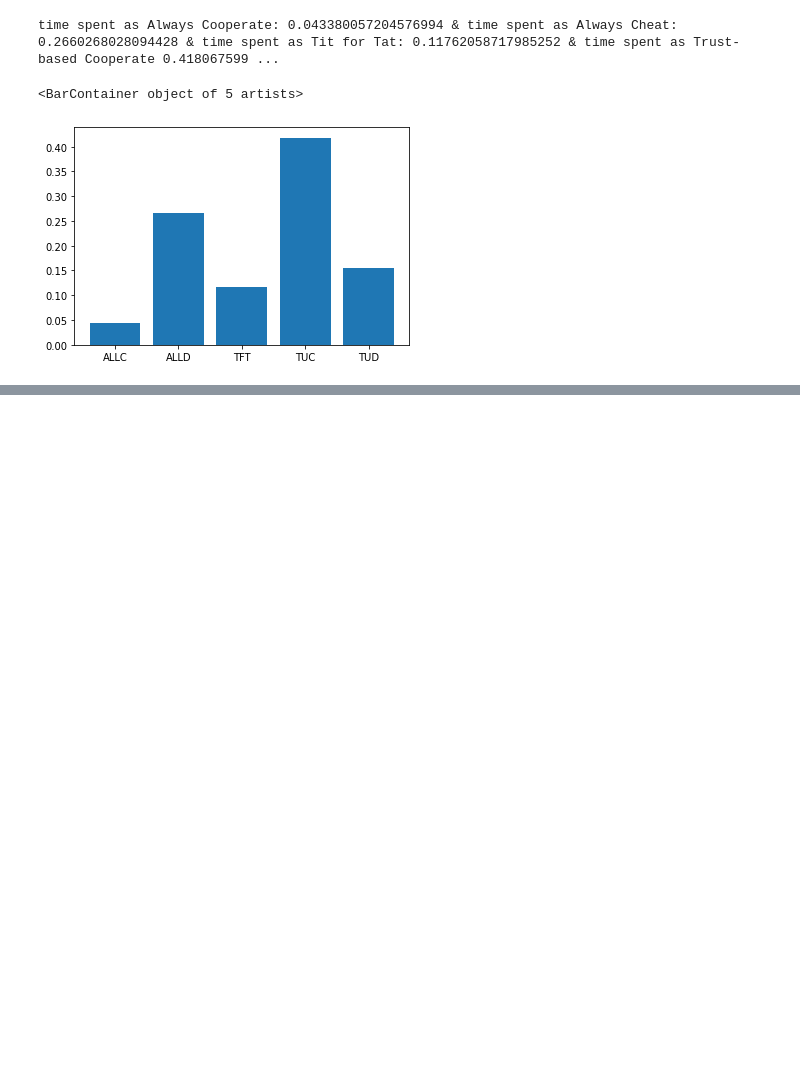
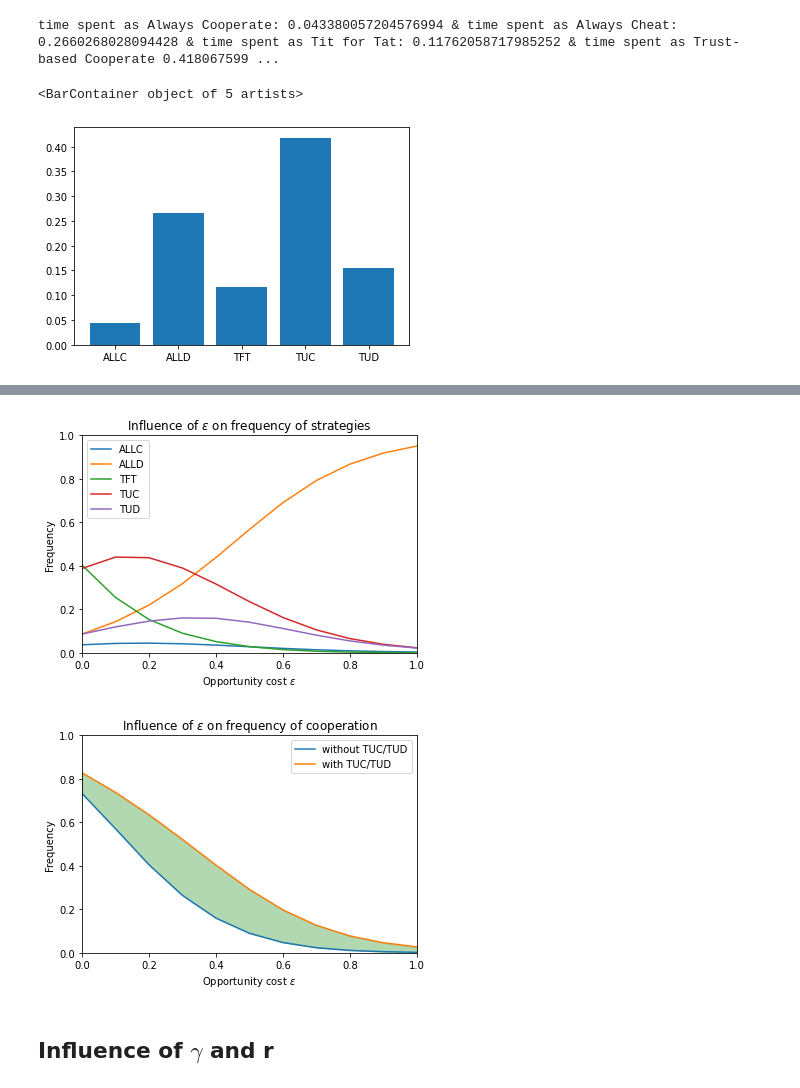
Before and after one commit to ErinnVdSande/CGT-Project, a Jupyter notebook: Project.ipynb, the cells around one changed output, grey strips where cells are left out. Drawn from its saved outputs; the diff is of its cells as text; code cells hidden in the pictures; blank space fills up the shorter version.

Commit message:
added 2 more experiments
influence of gamma and r and influence of p and epsilon

```diff
--- a/Project.ipynb
+++ b/Project.ipynb
@@ -26,5 +26,5 @@ beta = 0.1 # intensity of selection
 # %%
-def calculate_pay_off(R,S,T,P,theta,p,epsilon,gamma):
+def calculate_pay_off(R,S,T,P,r,theta,p,epsilon,gamma):
     R *= gamma
     S *= gamma
     T *= gamma
@@ -72,7 +72,7 @@ def calculate_pay_off(R,S,T,P,theta,p,epsilon,gamma):
         TUC,
         TUD,])
 # %%
-pay_off = calculate_pay_off(R,S,T,P,theta,p,epsilon,gamma)
+pay_off = calculate_pay_off(R,S,T,P,r,theta,p,epsilon,gamma)
 evolver = egt.analytical.StochDynamics(nb_strategies_with, pay_off, Z)
 evolver.mu = 0
 stationary_SML = evolver.calculate_stationary_distribution(beta)
@@ -140,0 +138,7 @@ Text(0.5, 1.0, 'Influence of ε on frequency of cooperation')
+# %%
+test_epsilons(R,S,T,P,r,theta,p,gamma,nb_strategies_with,strategies,nb_strategies_without,beta,Z)
+# %% [output]
+[figure, added]
+[figure, added]
+# %% [markdown]
+## Influence of $\gamma$ and r
```
Also changed, not shown: parts of 8 cells of this notebook.
